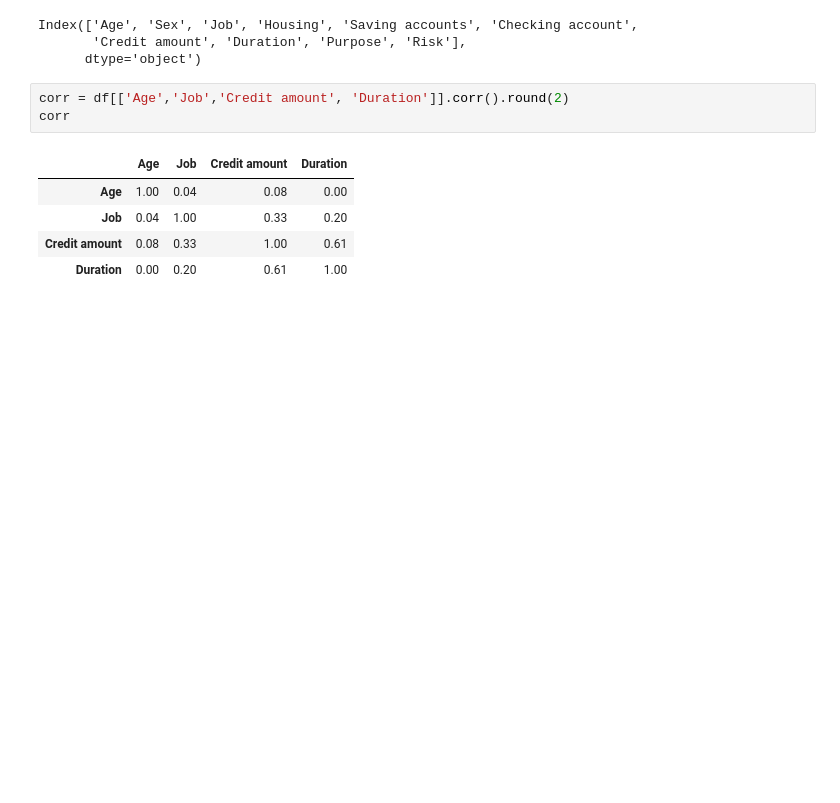
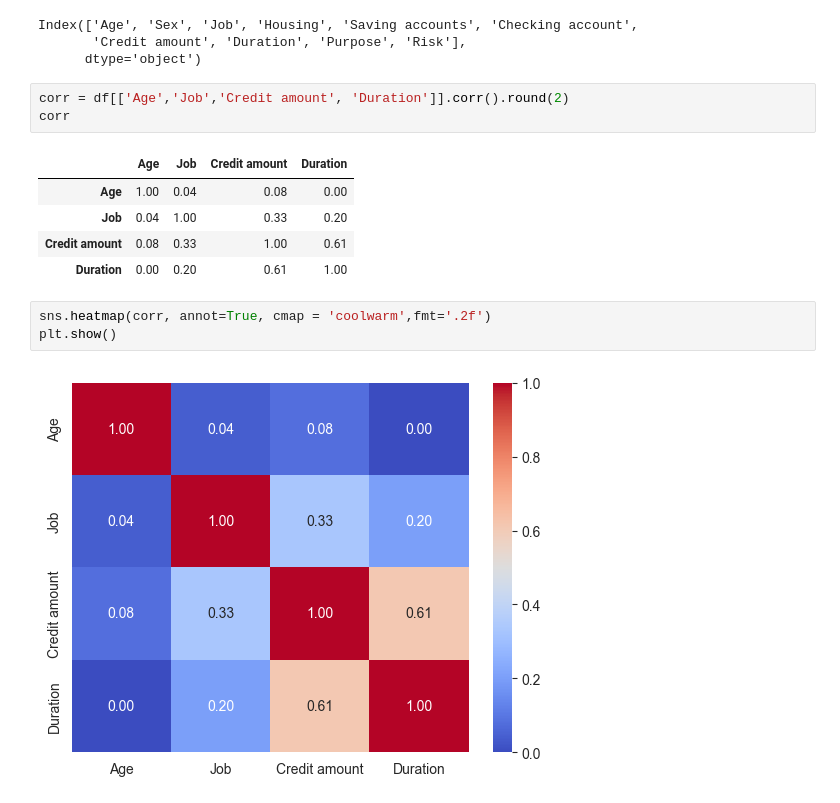
Before and after one commit to mdshahriarafridi/Credit-risk-modelling-using-ML, a Jupyter notebook: model_training.ipynb, the cells around one changed output. Drawn from its saved outputs; the diff is of its cells as text; blank space fills up the shorter version.

```diff
--- a/model_training.ipynb
+++ b/model_training.ipynb
@@ -183,3 +185,8 @@ corr
 | Job | 0.04 | 1.00 | 0.33 | 0.20 |
 | Credit amount | 0.08 | 0.33 | 1.00 | 0.61 |
 | Duration | 0.00 | 0.20 | 0.61 | 1.00 |
+# %%
+sns.heatmap(corr, annot=True, cmap = 'coolwarm',fmt='.2f')
+plt.show()
+# %% [output]
+[figure, added]
```
Also changed, not shown: parts of 8 cells of this notebook.
